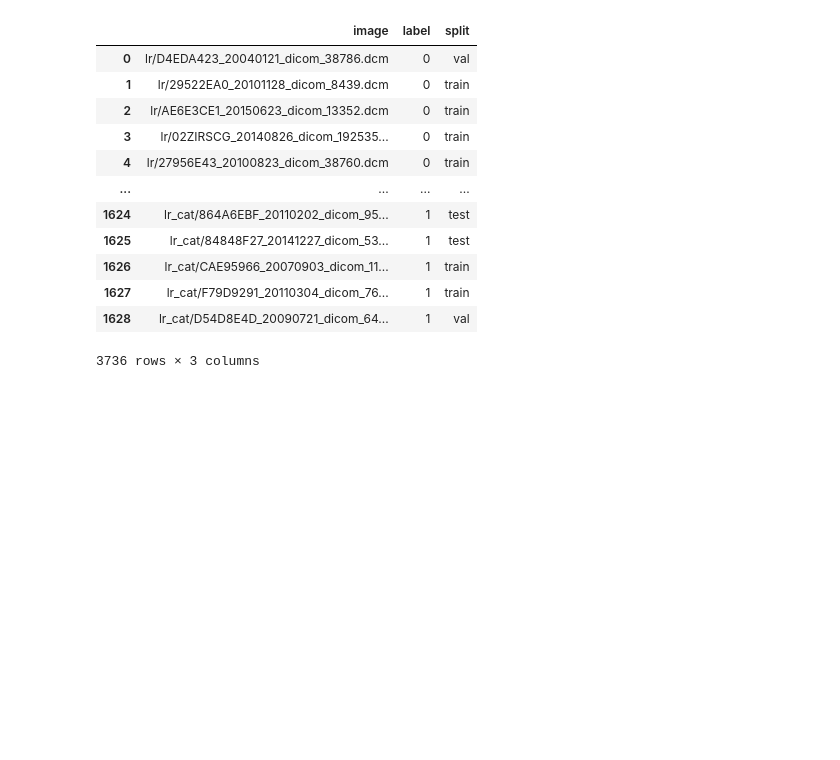
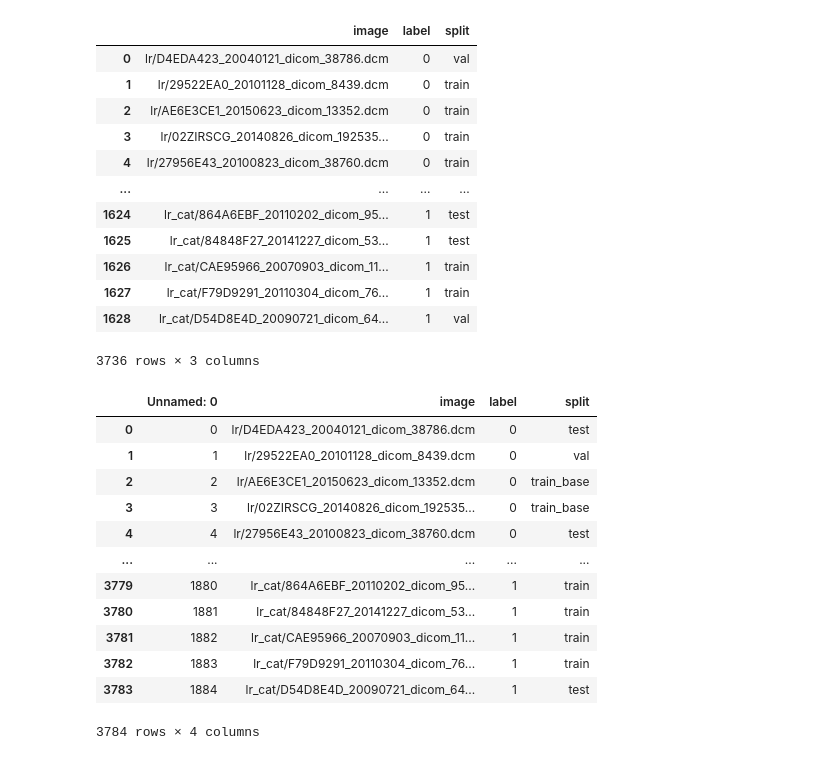
Before and after one commit to cirmuw/dynamicmemory, a Jupyter notebook: CreateDatasets.ipynb, the cells around one changed output. Cells and saved outputs as stored; diff of their text form; code cells hidden in the pictures; blank space fills up the shorter version.

```diff
--- a/CreateDatasets.ipynb
+++ b/CreateDatasets.ipynb
@@ -66,0 +69,16 @@ df.to_csv('catsinom_combined_harder_dataset.csv')
+# %%
+df_lr
+# %% [output]
+|  | Unnamed: 0 | image | label | split |
+| 0 | 0 | lr/D4EDA423_20040121_dicom_38786.dcm | 0 | test |
+| 1 | 1 | lr/29522EA0_20101128_dicom_8439.dcm | 0 | val |
+| 2 | 2 | lr/AE6E3CE1_20150623_dicom_13352.dcm | 0 | train_base |
+| 3 | 3 | lr/02ZIRSCG_20140826_dicom_192535... | 0 | train_base |
+| 4 | 4 | lr/27956E43_20100823_dicom_38760.dcm | 0 | test |
+| ... | ... | ... | ... | ... |
+| 3779 | 1880 | lr_cat/864A6EBF_20110202_dicom_95... | 1 | train |
+| 3780 | 1881 | lr_cat/84848F27_20141227_dicom_53... | 1 | train |
+| 3781 | 1882 | lr_cat/CAE95966_20070903_dicom_11... | 1 | train |
+| 3782 | 1883 | lr_cat/F79D9291_20110304_dicom_76... | 1 | train |
+| 3783 | 1884 | lr_cat/D54D8E4D_20090721_dicom_64... | 1 | test |
+3784 rows × 4 columns
```
Also changed, not shown: parts of 3 cells of this notebook, 47 other files.
